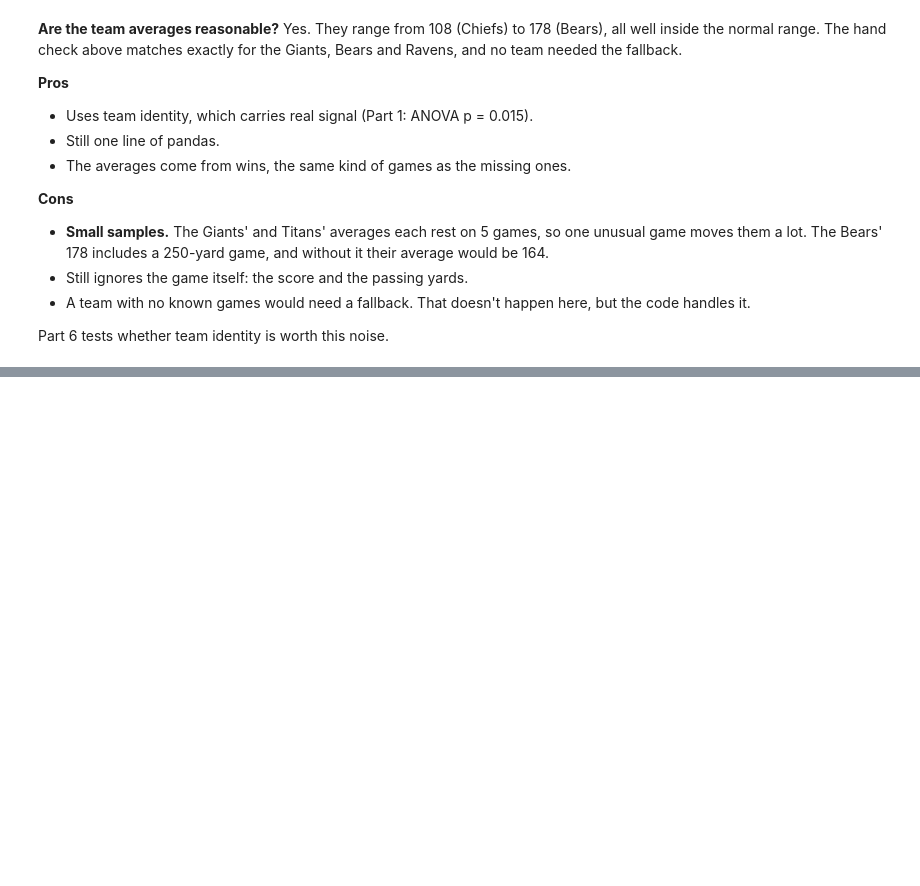
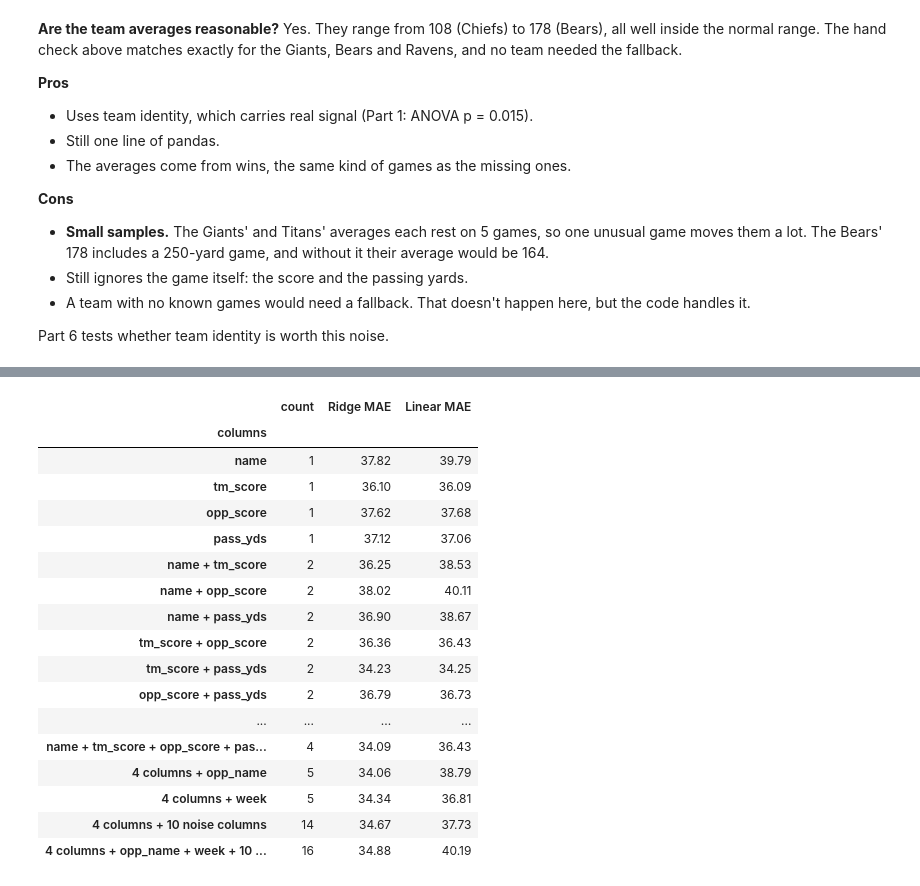
Before and after one commit to AI-for-Analytics-4/Rushing_yards_prediction, a Jupyter notebook: submissions/juan_zavala/rushing_yards_imputation.ipynb, the cells around one changed output, grey strips where cells are left out. Drawn from its saved outputs; the diff is of its cells as text; code cells hidden in the pictures; blank space fills up the shorter version.

```diff
--- a/submissions/juan_zavala/rushing_yards_imputation.ipynb
+++ b/submissions/juan_zavala/rushing_yards_imputation.ipynb
@@ -330,0 +526,46 @@ Part 6 tests whether team identity is worth this noise.
+# %%
+# [CHECK] Feature test: every combination of the four columns, plus extra columns the assignment left out.
+# Everything uses leave-one-week-out on known rows only.
+import itertools
+rng = np.random.default_rng(42)
+test_rows = known_rows.copy()
+for i in range(10):
+    test_rows['noise_' + str(i)] = rng.normal(size=len(test_rows))      # columns of pure random noise
+NOISE = ['noise_' + str(i) for i in range(10)]
+
+def week_mae(model_name, columns):
+    _, per_week = leave_one_week_out(model_predictor(CANDIDATES[model_name], columns), data=test_rows)
+    return per_week['abs_err'].mean()
+
+combo_rows = []
+for k in range(1, 5):
+    for combo in itertools.combinations(FEATURES, k):
+        combo_rows.append({'columns': ' + '.join(combo), 'count': k,
+                           'Ridge MAE': week_mae('Ridge regression', list(combo)),
+                           'Linear MAE': week_mae('Linear regression', list(combo))})
+extra_sets = {'4 columns + opp_name': FEATURES + ['opp_name'], '4 columns + week': FEATURES + ['week'],
+              '4 columns + 10 noise columns': FEATURES + NOISE, '4 columns + opp_name + week + 10 noise': FEATURES + ['opp_name', 'week'] + NOISE}
+for label, columns in extra_sets.items():
+    combo_rows.append({'columns': label, 'count': len(columns),
+                       'Ridge MAE': week_mae('Ridge regression', columns), 'Linear MAE': week_mae('Linear regression', columns)})
+feature_test = pd.DataFrame(combo_rows).set_index('columns')
+feature_test.round(2)
+# %% [output]
+|  | count | Ridge MAE | Linear MAE |
+| columns |  |  |  |
+| name | 1 | 37.82 | 39.79 |
+| tm_score | 1 | 36.10 | 36.09 |
+| opp_score | 1 | 37.62 | 37.68 |
+| pass_yds | 1 | 37.12 | 37.06 |
+| name + tm_score | 2 | 36.25 | 38.53 |
+| name + opp_score | 2 | 38.02 | 40.11 |
+| name + pass_yds | 2 | 36.90 | 38.67 |
+| tm_score + opp_score | 2 | 36.36 | 36.43 |
+| tm_score + pass_yds | 2 | 34.23 | 34.25 |
+| opp_score + pass_yds | 2 | 36.79 | 36.73 |
+| ... | ... | ... | ... |
+| name + tm_score + opp_score + pas... | 4 | 34.09 | 36.43 |
+| 4 columns + opp_name | 5 | 34.06 | 38.79 |
+| 4 columns + week | 5 | 34.34 | 36.81 |
+| 4 columns + 10 noise columns | 14 | 34.67 | 37.73 |
+| 4 columns + opp_name + week + 10 ... | 16 | 34.88 | 40.19 |
```
Also changed, not shown: parts of 14 cells of this notebook, 1 other file.
